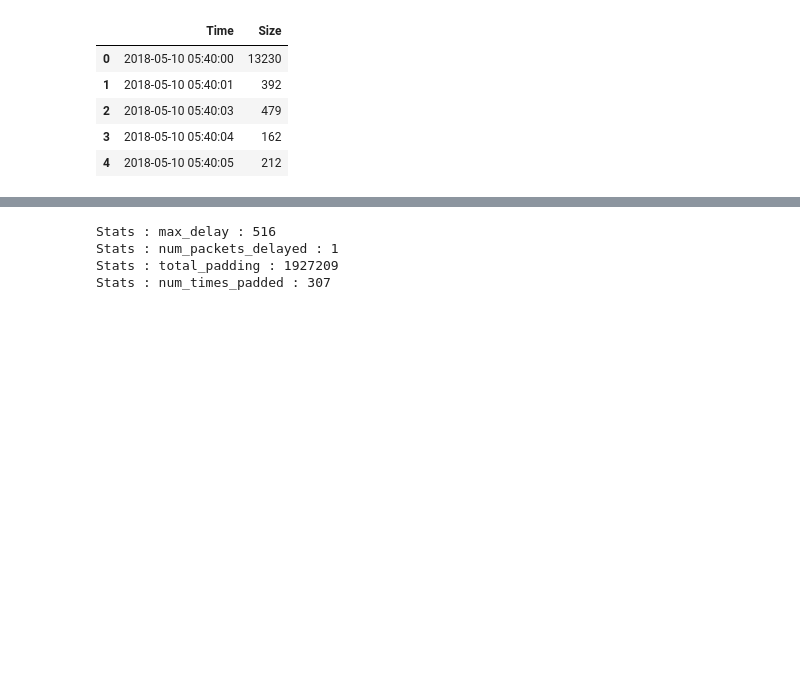
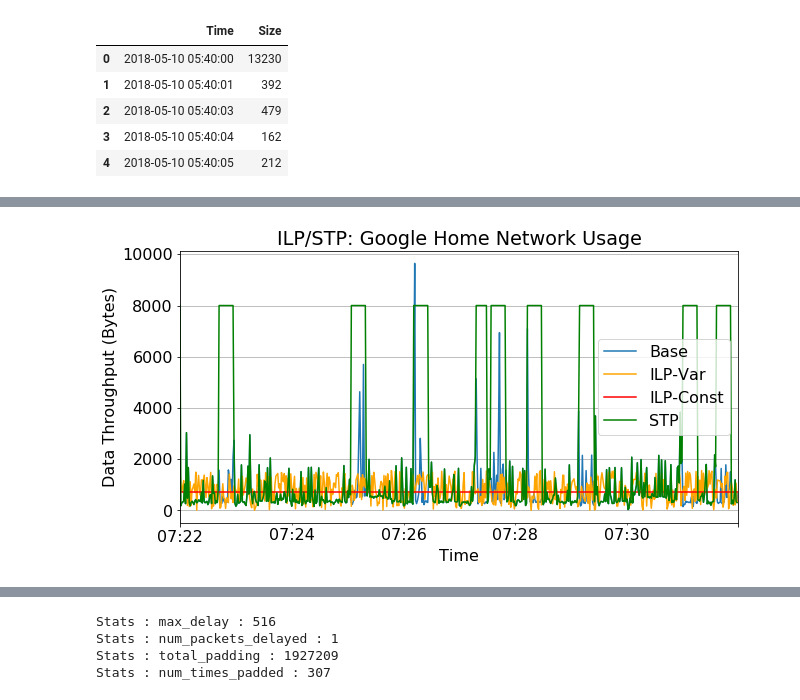
Before and after one commit to ayanpatel/iot-sec, a Jupyter notebook: plotDB.ipynb, the cells around one changed output, grey strips where cells are left out. Saved outputs shown, nothing was run; the diff lists cells and outputs as text; code cells hidden in the pictures; blank space fills up the shorter version.

```diff
--- a/plotDB.ipynb
+++ b/plotDB.ipynb
@@ -604,0 +610,12 @@ plt.show()
+# %%
+ax = df2.plot(x='Time', y='Size', kind='line', grid=True, title='Google Home Network Usage', figsize=(10,5))
+ax.set_xlabel('Time')
+ax.set_ylabel('Data Throughput (Bytes)')
+ax = google_home_ilp_var_df.plot(x='Time', y='Size', kind='line', grid=True, title='STP: Google Home Network Usage', figsize=(10,5), ax=ax, color='orange')
+ax = google_home_ilp_const_df.plot(x='Time', y='Size', kind='line', grid=True, title='STP: Google Home Network Usage', figsize=(10,5), ax=ax, color='red')
+google_home_stp_df.plot(x='Time', y='Size', kind='line', grid=True, title='ILP/STP: Google Home Network Usage', figsize=(10,5), ax=ax, color='green')
+plt.legend(['Base', 'ILP-Var', 'ILP-Const', 'STP'])
+plt.savefig('figures/google_home_mix.png')
+plt.show()
+# %% [output]
+[figure, added]
```
Also changed, not shown: parts of 28 cells of this notebook, 3 other files.
